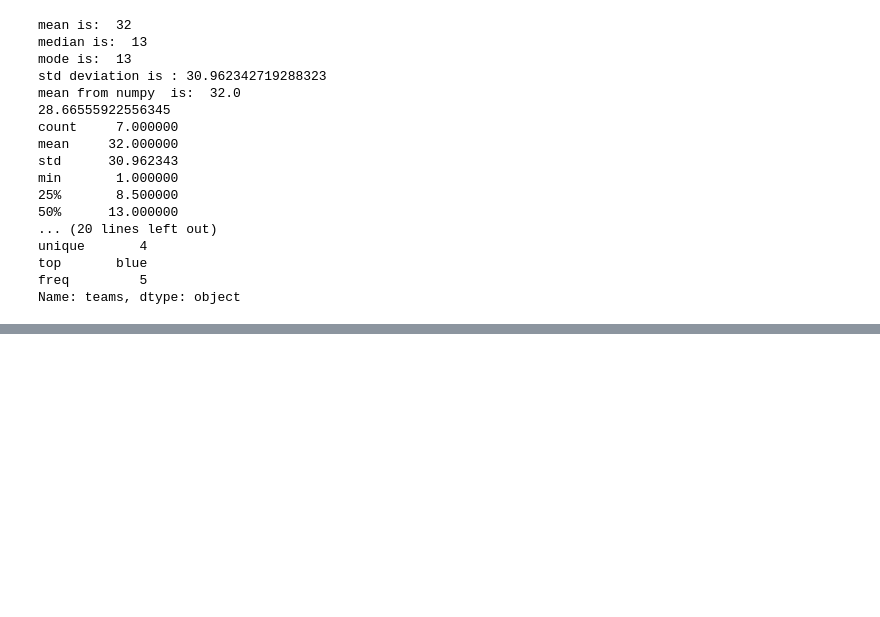
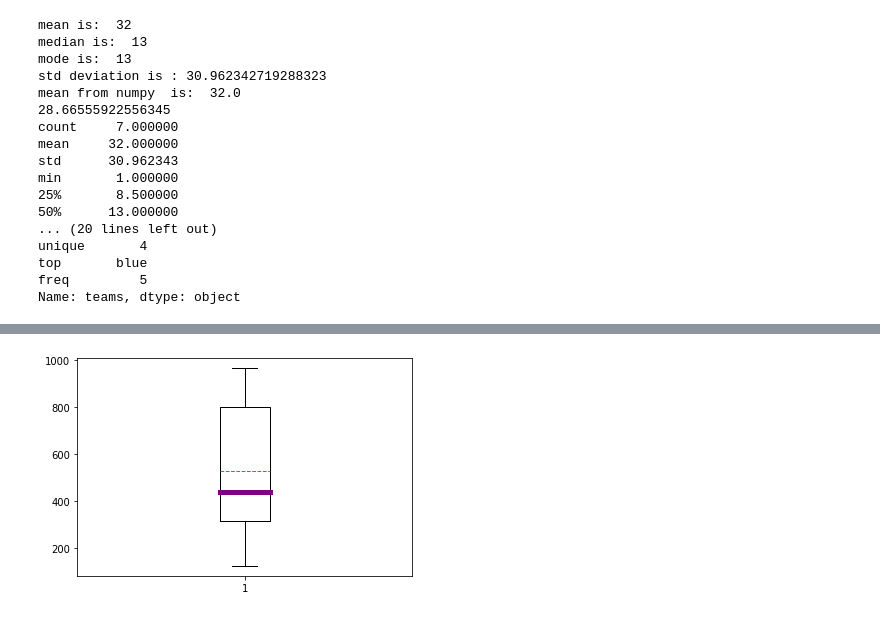
Before and after one commit to anidurg/pythonProjects, a Jupyter notebook: basics-statistics-python.ipynb, the cells around one changed output, grey strips where cells are left out. Drawn from its saved outputs; the diff is of its cells as text; code cells hidden in the pictures; blank space fills up the shorter version.

```diff
--- a/basics-statistics-python.ipynb
+++ b/basics-statistics-python.ipynb
@@ -71,0 +98,11 @@ Name: teams, dtype: object
+# %%
+#boxplot with matplotlib
+import matplotlib.pyplot as plt1
+
+x = players_df['salary']
+fig, ax = plt1.subplots()
+ax.boxplot(x, showmeans=True, meanline=True
+             ,medianprops={'linewidth':5,'color':'purple'})
+plt1.show()
+# %% [output]
+[figure, added]
```
Also changed, not shown: parts of 6 cells of this notebook.
